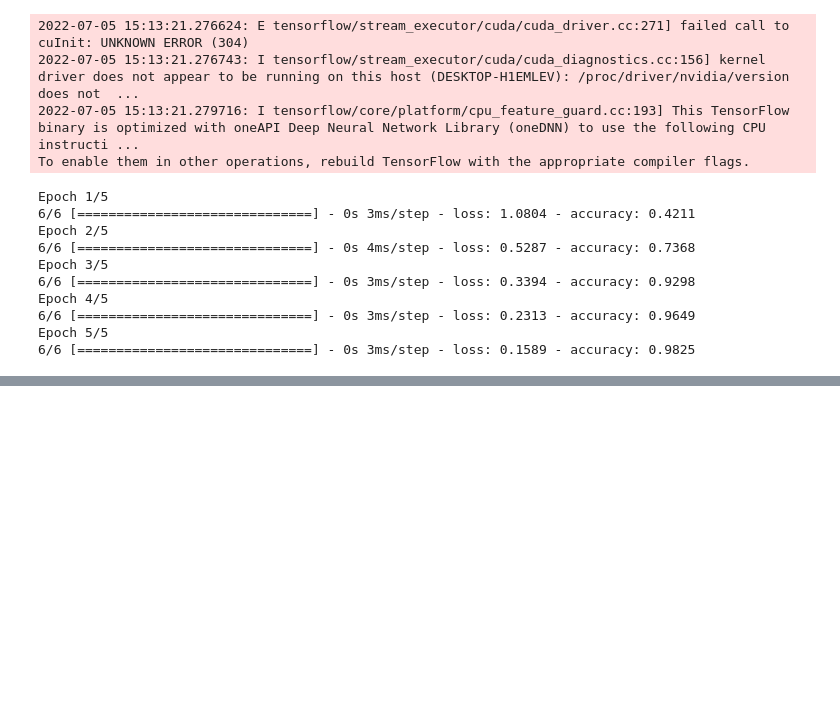
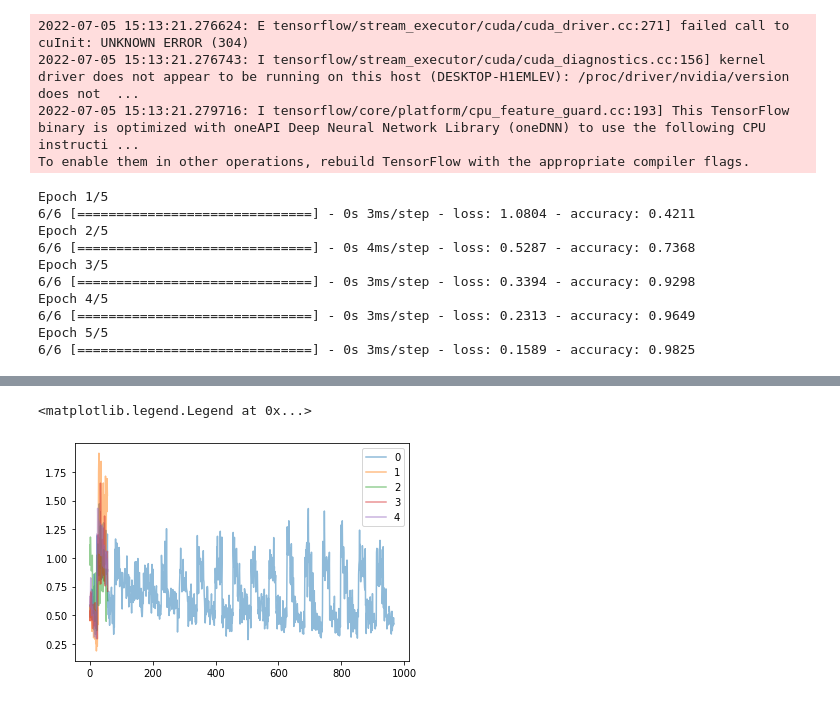
Before and after one commit to ErikHartman/sepsis-ml, a Jupyter notebook: src/ML.ipynb, the cells around one changed output, grey strips where cells are left out. Drawn from its saved outputs; the diff is of its cells as text; code cells hidden in the pictures; blank space fills up the shorter version.

```diff
--- a/src/ML.ipynb
+++ b/src/ML.ipynb
@@ -259,7 +259,6 @@ Epoch 5/5
 # %%
 # Building a NN with pytorch
 
-from pytorch_lightning.loggers import TensorBoardLogger
 from pytorch_lightning import Trainer, LightningModule
 from pytorch_lightning.callbacks import Callback
 from pytorch_lightning.callbacks.early_stopping import EarlyStopping
@@ -298,6 +297,7 @@ class PTNN(LightningModule):
             nn.Dropout(0.25),
             nn.Linear(10,2)
         )
+        self.init_weights(self.layers)
 
 
     def forward(self, x):
@@ -321,7 +321,6 @@ class PTNN(LightningModule):
         self.log('val_acc', accuracy, prog_bar=True, on_epoch=True, on_step=False)
         return loss
 
-
     def test_step(self, batch, batch_nb):
         x, y = batch
         y_hat = self(x)
@@ -335,8 +334,13 @@ class PTNN(LightningModule):
     def configure_optimizers(self):
         return torch.optim.Adam(self.parameters(), lr=self.learning_rate)
 
+    def init_weights(self,m):
+        if type(m) == nn.Linear:
+            torch.nn.init.xavier_uniform(m.weight)
+
     def calculate_accuracy(self, y, prediction):
         return torch.sum(y == prediction).item() / (float(len(y)))
+
 
 class MyLogger(Callback):
     def __init__(self):
@@ -349,11 +353,10 @@ train_loader, val_loader = prepare_data(X,y_array,0.2)
 
 early_stop_callback = EarlyStopping(monitor="val_loss",
                                     min_delta=0.001, patience=15, verbose=False, mode="min")
-learning_rate = 1e-4
-model = PTNN(learning_rate=learning_rate)
+model = PTNN()
 logger = MyLogger()
 
-trainer = Trainer(callbacks=[early_stop_callback, logger],
+trainer = Trainer(callbacks=[early_stop_callback, logger],gradient_clip_val=10,
     auto_lr_find=True, deterministic=True, min_epochs=1, max_epochs=100)
 
 trainer.fit(model, train_loader, val_loader)
@@ -451,0 +616,8 @@ Sequential(
+# %%
+fig = plt.Figure()
+for i in train_losses.keys():
+    plt.plot(train_losses[i], alpha=0.5, label=i)
+plt.legend()
+# %% [output]
+<matplotlib.legend.Legend at 0x...>
+[figure, added]
```
Also changed, not shown: parts of 4 cells of this notebook.
